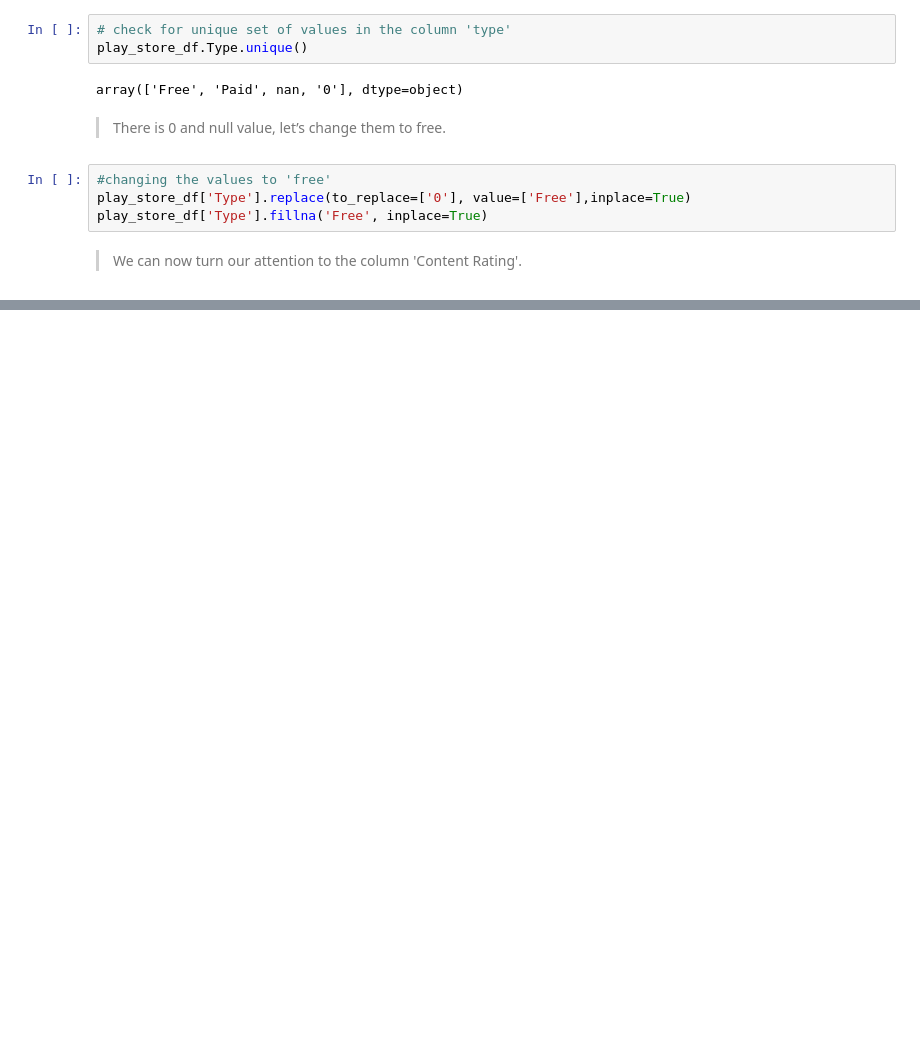
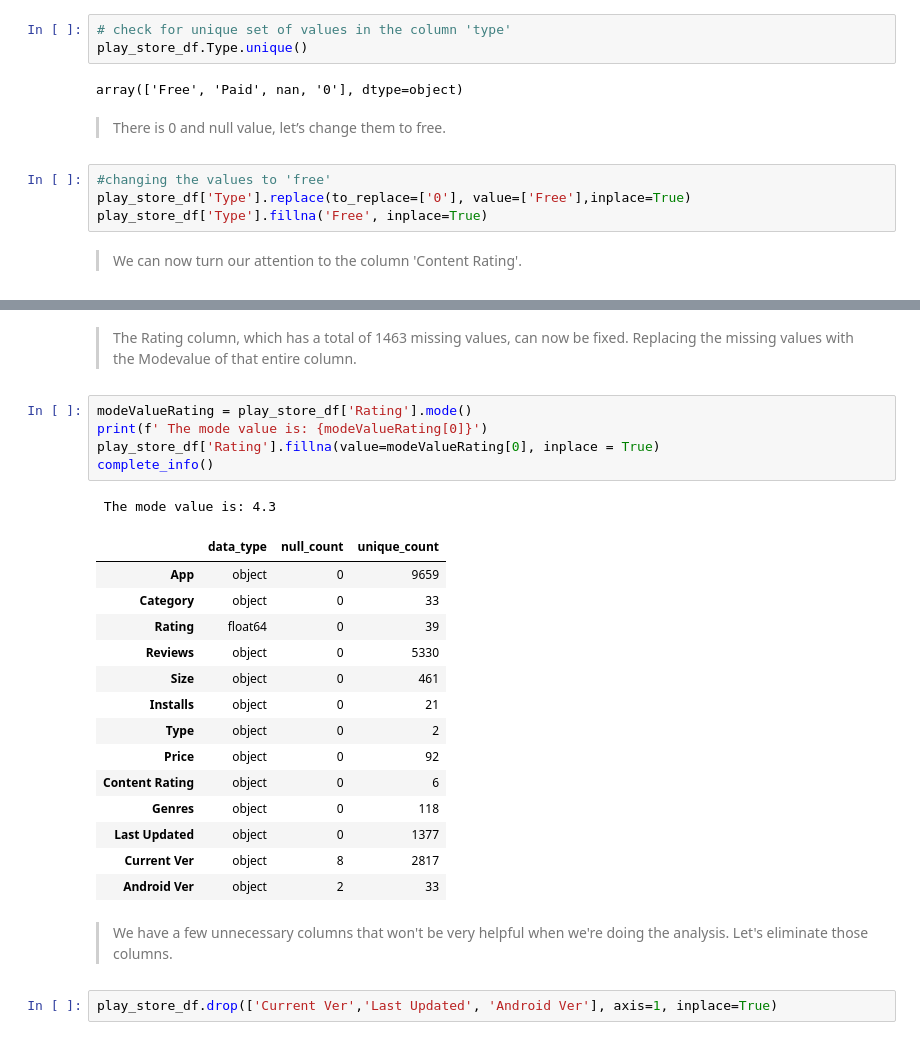
Before and after one commit to mdnawabali/Play-Store-App-Review, a Jupyter notebook: Play_Store_App_Review_Analysis_Capstone_Project.ipynb, the cells around one changed output, grey strips where cells are left out. Cells and saved outputs as stored; diff of their text form; blank space fills up the shorter version.

```diff
--- a/Play_Store_App_Review_Analysis_Capstone_Project.ipynb
+++ b/Play_Store_App_Review_Analysis_Capstone_Project.ipynb
@@ -171,0 +211,31 @@ play_store_data
+# %% [markdown]
+
+
+> The Rating column, which has a total of 1463 missing values, can now be fixed. Replacing the missing values with the Modevalue of that entire column.
+# %%
+modeValueRating = play_store_df['Rating'].mode()
+print(f' The mode value is: {modeValueRating[0]}')
+play_store_df['Rating'].fillna(value=modeValueRating[0], inplace = True)
+complete_info()
+# %% [output]
+ The mode value is: 4.3
+|  | data_type | null_count | unique_count |
+| App | object | 0 | 9659 |
+| Category | object | 0 | 33 |
+| Rating | float64 | 0 | 39 |
+| Reviews | object | 0 | 5330 |
+| Size | object | 0 | 461 |
+| Installs | object | 0 | 21 |
+| Type | object | 0 | 2 |
+| Price | object | 0 | 92 |
+| Content Rating | object | 0 | 6 |
+| Genres | object | 0 | 118 |
+| Last Updated | object | 0 | 1377 |
+| Current Ver | object | 8 | 2817 |
+| Android Ver | object | 2 | 33 |
+# %% [markdown]
+
+
+> We have a few unnecessary columns that won't be very helpful when we're doing the analysis. Let's eliminate those columns.
+# %%
+play_store_df.drop(['Current Ver','Last Updated', 'Android Ver'], axis=1, inplace=True)
```
Also changed, not shown: parts of 28 cells of this notebook.
